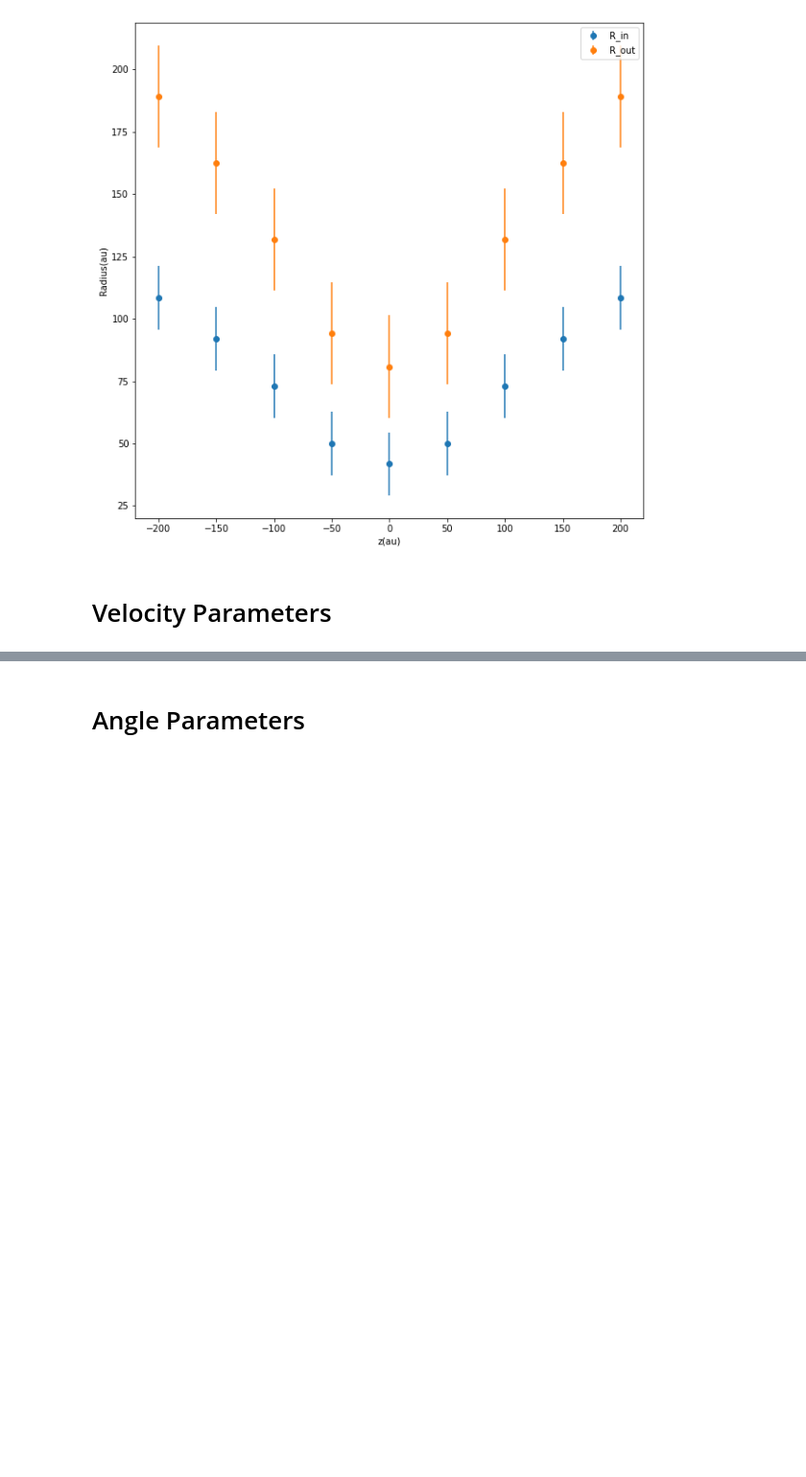
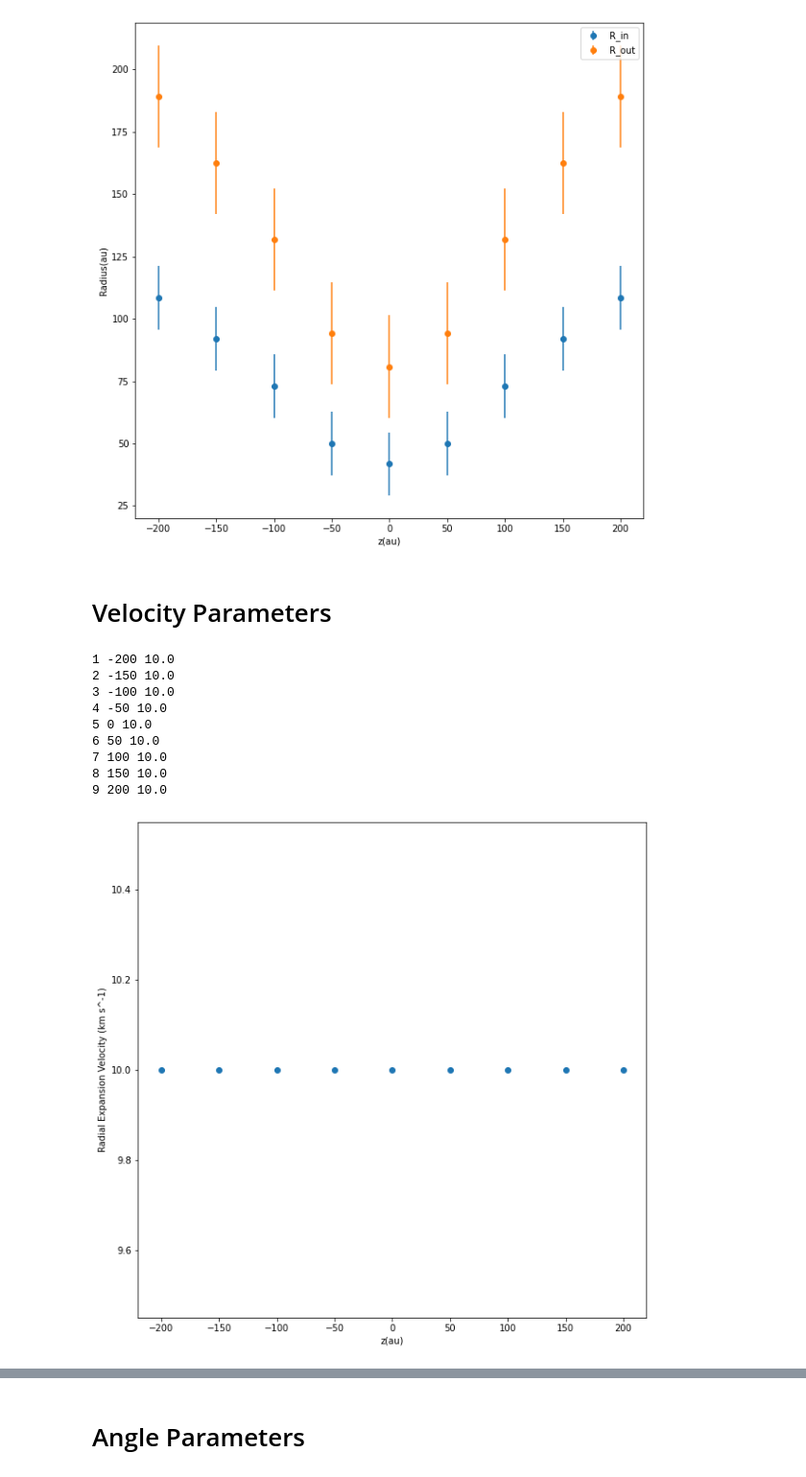
Before and after one commit to 10ay/3D-kinematic-model-orisrcI, a Jupyter notebook: Source-I-Models/SiSPosVel.ipynb, the cells around one changed output, grey strips where cells are left out. Shown at 96% size. Saved outputs shown, nothing was run; the diff lists cells and outputs as text; code cells hidden in the pictures; blank space fills up the shorter version.

```diff
--- a/Source-I-Models/SiSPosVel.ipynb
+++ b/Source-I-Models/SiSPosVel.ipynb
@@ -34,9 +34,9 @@ theta = math.radians(10.)             # angle of outflow axis to plane of sky
 # Adjust these parameters to control the velocity field inside the outflow shells
 # ----------------------------------------------------------------------------------------------#
 v_radial_0 = 10.         # radial expansion speed at all z
-v_phi_0 = -11.            # rotational velocity at zprime=0 (in the disk)
+v_phi_0 = 20.            # rotational velocity at zprime=0 (in the disk)
 v_z_0 = 18.             # expansion speed along outflow axis
-z_no_rotation = 10.   # rotataional velocity drops to 0 at height z_no_rotation (AU)
+z_no_rotation = 600.   # rotataional velocity drops to 0 at height z_no_rotation (AU)
 # ----------------------------------------------------------------------------------------------#
 
 
@@ -59,3 +68,16 @@ pv=model_instance.radius_graph()
 [figure]
 # %% [markdown]
 # Velocity Parameters
+# %%
+velocity_graph = model_instance.velocity_radial_expansion_graph()
+# %% [output]
+1 -200 10.0
+2 -150 10.0
+3 -100 10.0
+4 -50 10.0
+5 0 10.0
+6 50 10.0
+7 100 10.0
+8 150 10.0
+9 200 10.0
+[figure, added]
```
Also changed, not shown: parts of 3 cells of this notebook, 22 other files.
